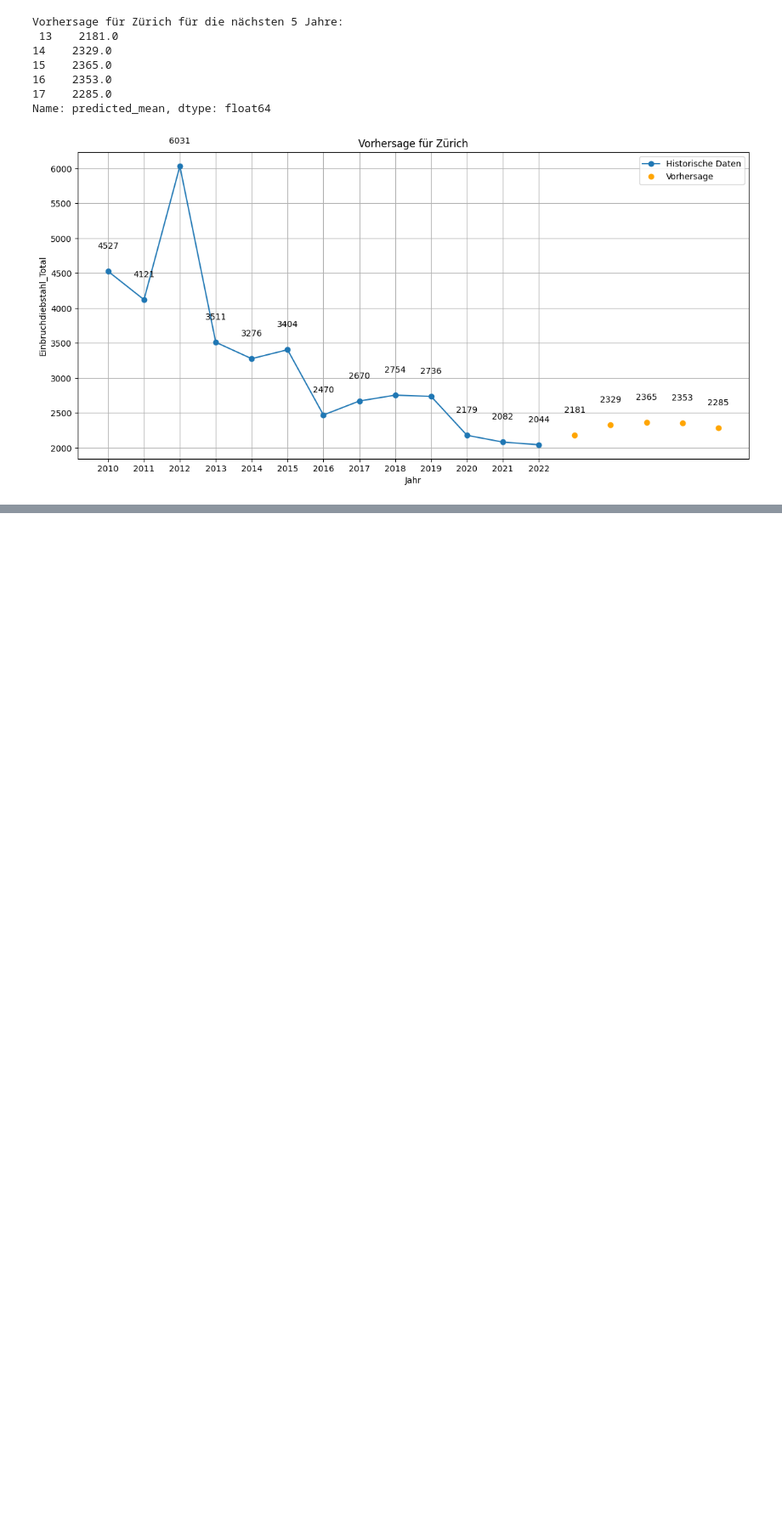
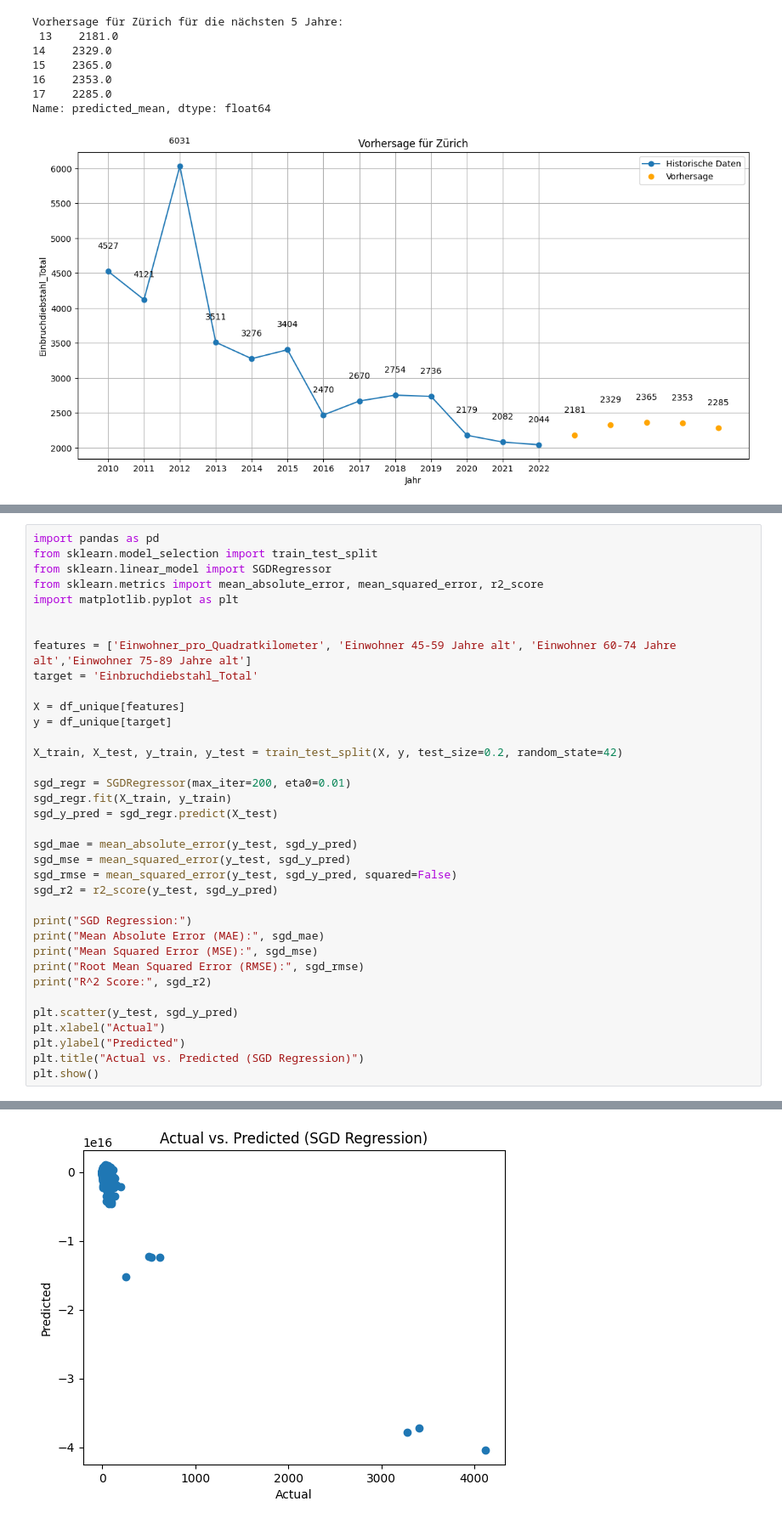
Before and after one commit to nvinto404/Data-Science-Project-Burglary-Statistics-Zurich, a Jupyter notebook: Modellierung.ipynb, the cells around one changed output, grey strips where cells are left out. Shown: that part at 85% size. Drawn from its saved outputs; the diff is of its cells as text; blank space fills up the shorter version.

```diff
--- a/Modellierung.ipynb
+++ b/Modellierung.ipynb
@@ -464,0 +461,37 @@ R^2 Score: 0.9564913144171167
+# %%
+import pandas as pd
+from sklearn.model_selection import train_test_split
+from sklearn.linear_model import SGDRegressor
+from sklearn.metrics import mean_absolute_error, mean_squared_error, r2_score
+import matplotlib.pyplot as plt
+
+
+features = ['Einwohner_pro_Quadratkilometer', 'Einwohner 45-59 Jahre alt', 'Einwohner 60-74 Jahre alt','Einwohner 75-89 Jahre alt']
+target = 'Einbruchdiebstahl_Total'
+
+X = df_unique[features]
+y = df_unique[target]
+
+X_train, X_test, y_train, y_test = train_test_split(X, y, test_size=0.2, random_state=42)
+
+sgd_regr = SGDRegressor(max_iter=200, eta0=0.01)
+sgd_regr.fit(X_train, y_train)
+sgd_y_pred = sgd_regr.predict(X_test)
+
+sgd_mae = mean_absolute_error(y_test, sgd_y_pred)
+sgd_mse = mean_squared_error(y_test, sgd_y_pred)
+sgd_rmse = mean_squared_error(y_test, sgd_y_pred, squared=False)
+sgd_r2 = r2_score(y_test, sgd_y_pred)
+
+print("SGD Regression:")
+print("Mean Absolute Error (MAE):", sgd_mae)
+print("Mean Squared Error (MSE):", sgd_mse)
+print("Root Mean Squared Error (RMSE):", sgd_rmse)
+print("R^2 Score:", sgd_r2)
+
+plt.scatter(y_test, sgd_y_pred)
+plt.xlabel("Actual")
+plt.ylabel("Predicted")
+plt.title("Actual vs. Predicted (SGD Regression)")
+plt.show()
+# %% [output]
@@ -464,0 +503 @@ R^2 Score: 0.9564913144171167
+[figure, added]
```
Also changed, not shown: parts of 7 cells of this notebook.
